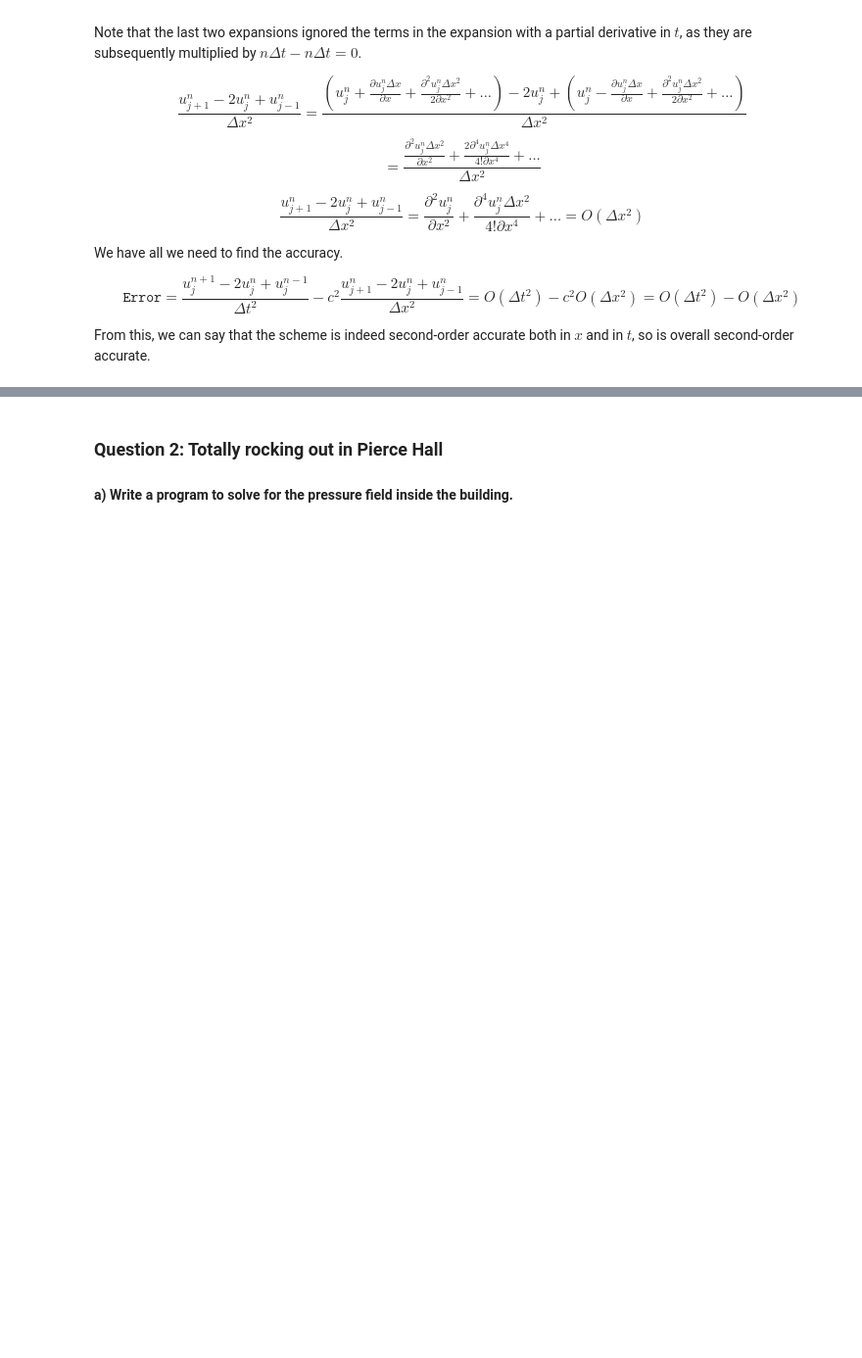
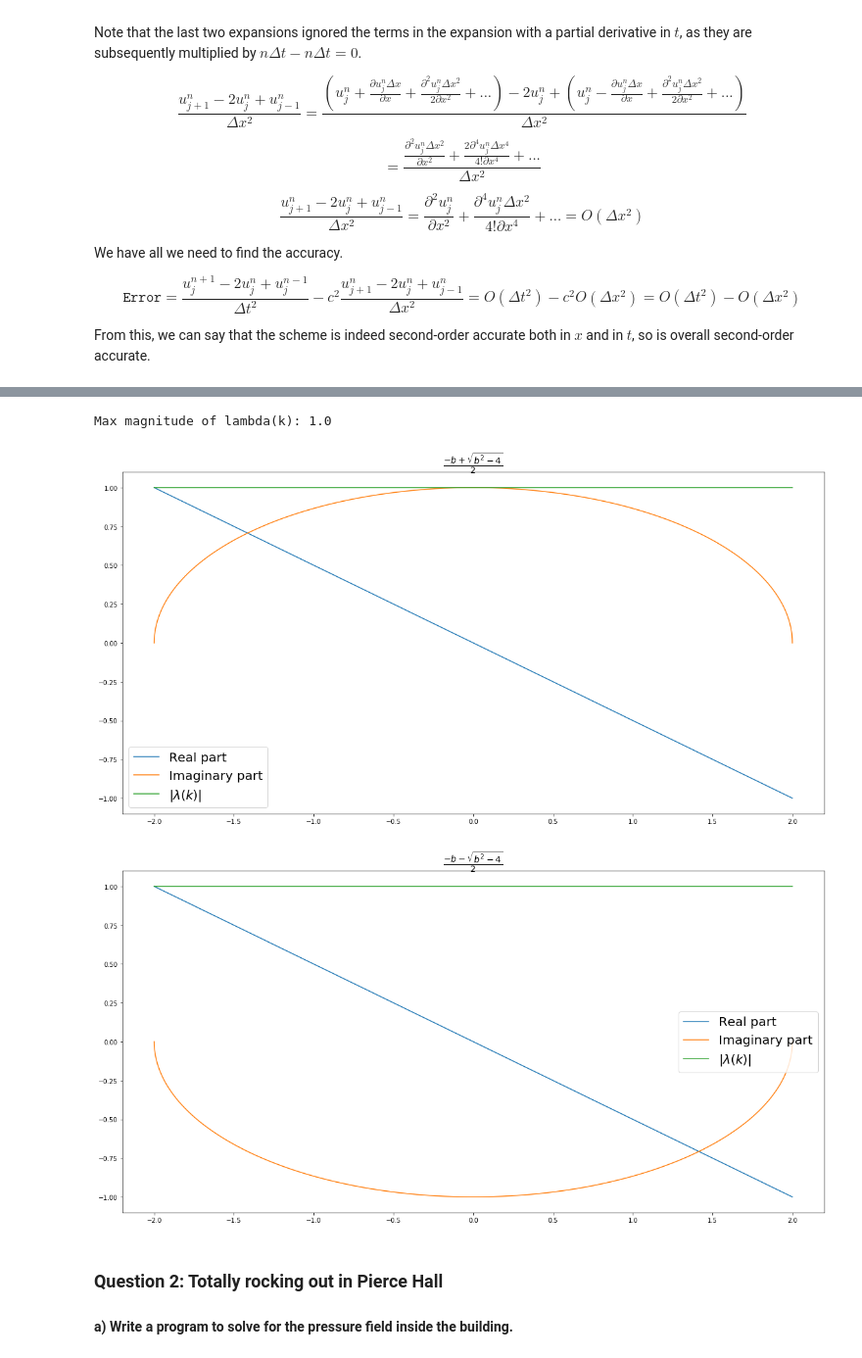
Before and after one commit to jonathanGB/am205, a Jupyter notebook: 4/AM205_HW4.ipynb, the cells around one changed output, grey strips where cells are left out. Shown at 98% size. Drawn from its saved outputs; the diff is of its cells as text; code cells hidden in the pictures; blank space fills up the shorter version.

```diff
--- a/4/AM205_HW4.ipynb
+++ b/4/AM205_HW4.ipynb
@@ -108,3 +110,41 @@ Without extremum in our domain, we know that $|\lambda(k)| = 1 \, \forall k$ if
+# %%
+bs = np.linspace(-2, 2, 10000)
+roots_pos_magnitude = []
+roots_pos_real = []
+roots_pos_imag = []
+roots_neg_magnitude = []
+roots_neg_real = []
+roots_neg_imag = []
+for b in bs:
+    root1, root2 = np.roots([1, b, 1])
+    roots_pos_magnitude.append(abs(root1)) # abs of complex number gives its magnitude
+    roots_neg_magnitude.append(abs(root2))
+    roots_pos_real.append(root1.real)
+    roots_pos_imag.append(root1.imag)
+    roots_neg_real.append(root2.real)
+    roots_neg_imag.append(root2.imag)
+
+print("Max magnitude of lambda(k):", max(roots_pos_magnitude + roots_neg_magnitude))
+# %% [output]
+Max magnitude of lambda(k): 1.0
+# %%
+plt.figure(figsize=(20,10))
+plt.plot(bs, roots_pos_real, label="Real part")
+plt.plot(bs, roots_pos_imag, label="Imaginary part")
+plt.plot(bs, roots_pos_magnitude, label=r"$|\lambda(k)|$")
+plt.title(r"$\frac{-b + \sqrt{b^2 - 4}}{2}$", fontsize=20)
+plt.legend(fontsize=20)
+plt.show()
+
+plt.figure(figsize=(20,10))
+plt.plot(bs, roots_neg_real, label="Real part")
+plt.plot(bs, roots_neg_imag, label="Imaginary part")
+plt.plot(bs, roots_neg_magnitude, label=r"$|\lambda(k)|$")
+plt.title(r"$\frac{-b - \sqrt{b^2 - 4}}{2}$", fontsize=20)
+_ = plt.legend(fontsize=20)
+# %% [output]
+[figure, added]
+[figure, added]
 # %% [markdown]
 ### Question 2: Totally rocking out in Pierce Hall
 
```
Also changed, not shown: parts of 2 cells of this notebook.
